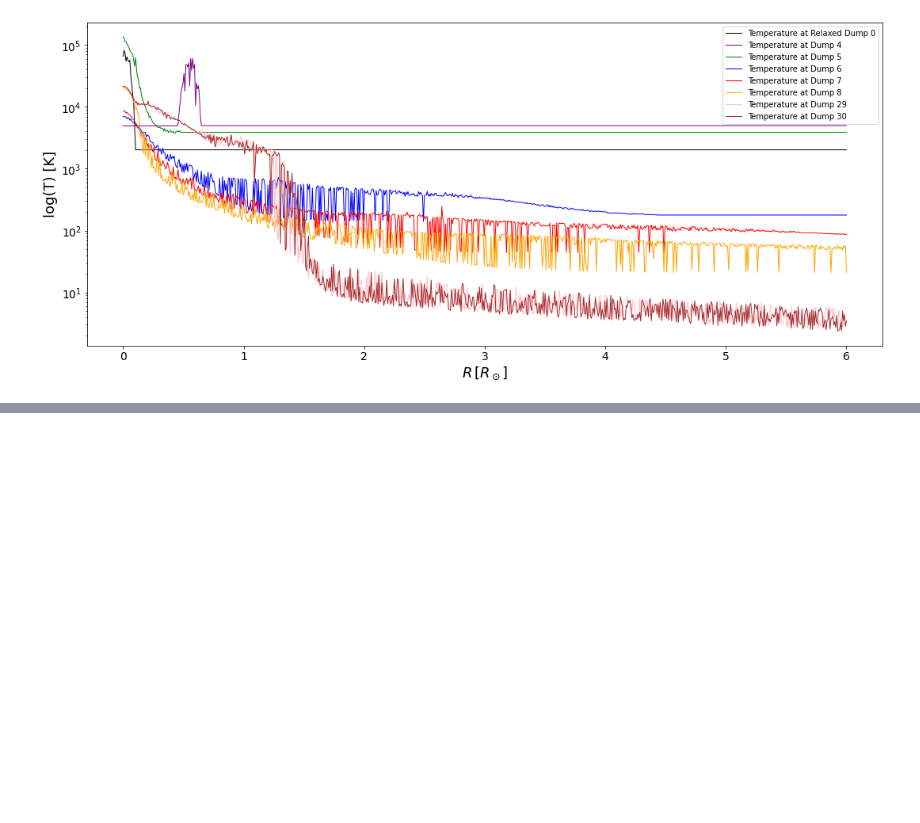
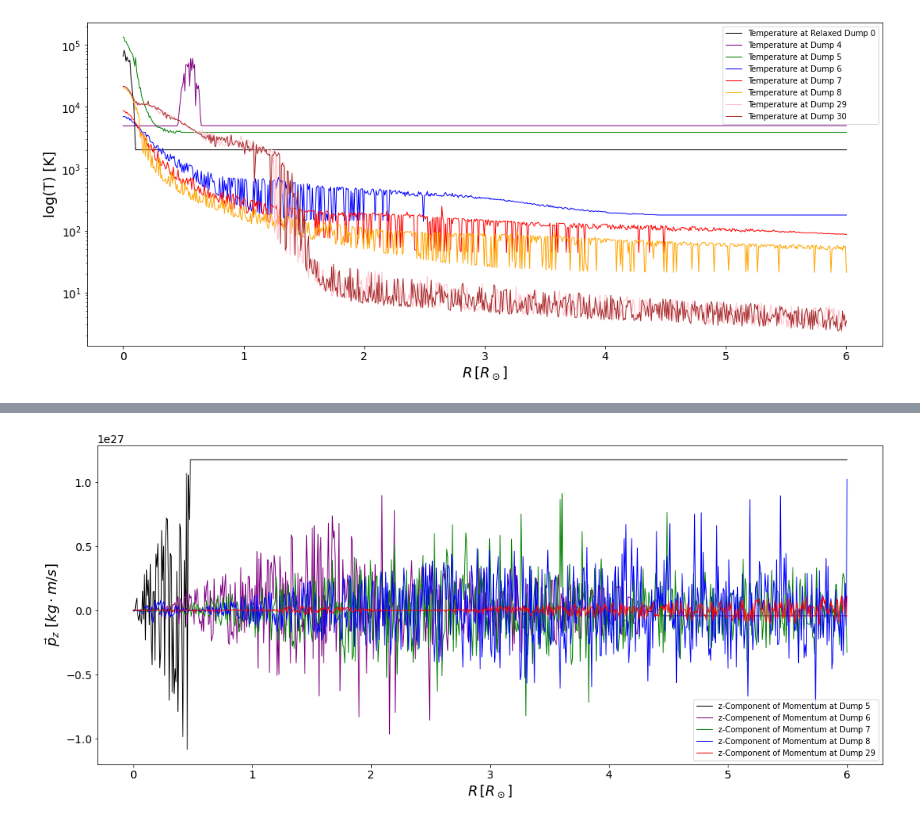
Before and after one commit to SudatKhan/ureca_repo, a Jupyter notebook: new_collision_analysis.ipynb, the cells around one changed output, grey strips where cells are left out. Cells and saved outputs as stored; diff of their text form; code cells hidden in the pictures; blank space fills up the shorter version.

```diff
--- a/new_collision_analysis.ipynb
+++ b/new_collision_analysis.ipynb
@@ -168,0 +198,16 @@ plt.rc('ytick', labelsize=14)
+# %%
+fig = plt.figure(figsize=(18,7.5))
+
+plt.plot(radius, momentum_interpolated5z, lw=1.0, c='black', label='z-Component of Momentum at Dump 5')
+plt.plot(radius, momentum_interpolated6z, lw= 1.0, c='purple', label='z-Compenent of Momentum at Dump 6')
+plt.plot(radius, momentum_interpolated7z, lw=1.0, c='green', label='z-Component of Momentum at Dump 7')
+plt.plot(radius, momentum_interpolated8z, lw=1.0, c='blue', label='z-Component of Momentum at Dump 8')
+plt.plot(radius, momentum_interpolated29z, lw=1.0, c='red', label='z-Component of Momentum at Dump 29')
+
+plt.legend()
+plt.xlabel(r'$R \, [R_\odot]$', size=18)
+plt.ylabel(r'$\vec{p}_{z} \, \, [kg \cdot m / s]$', size=18)
+plt.rc('xtick', labelsize=14)
+plt.rc('ytick', labelsize=14)
+# %% [output]
+[figure, added]
```
Also changed, not shown: parts of 6 cells of this notebook.
